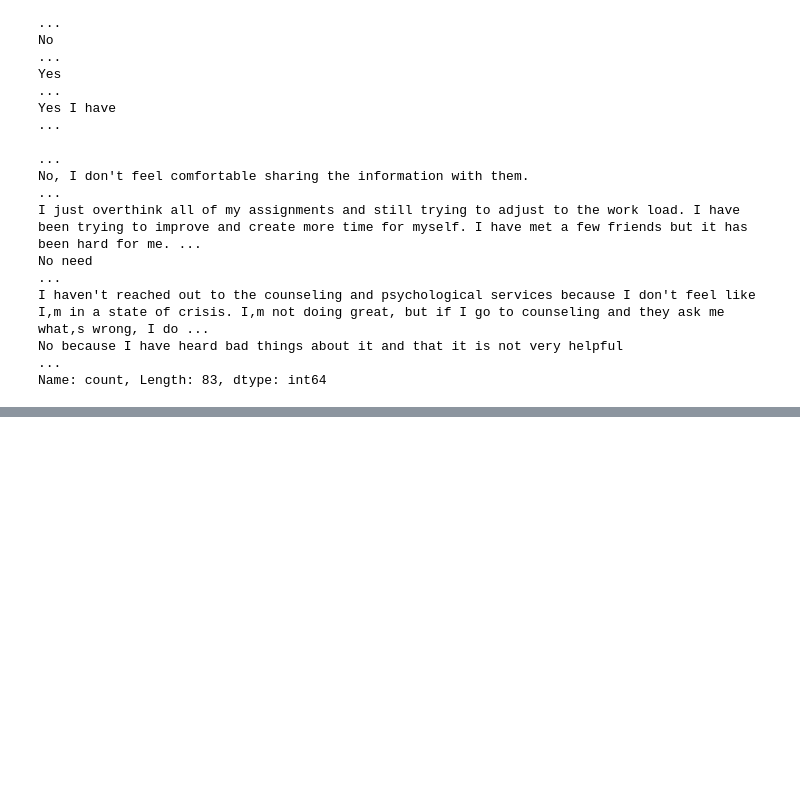
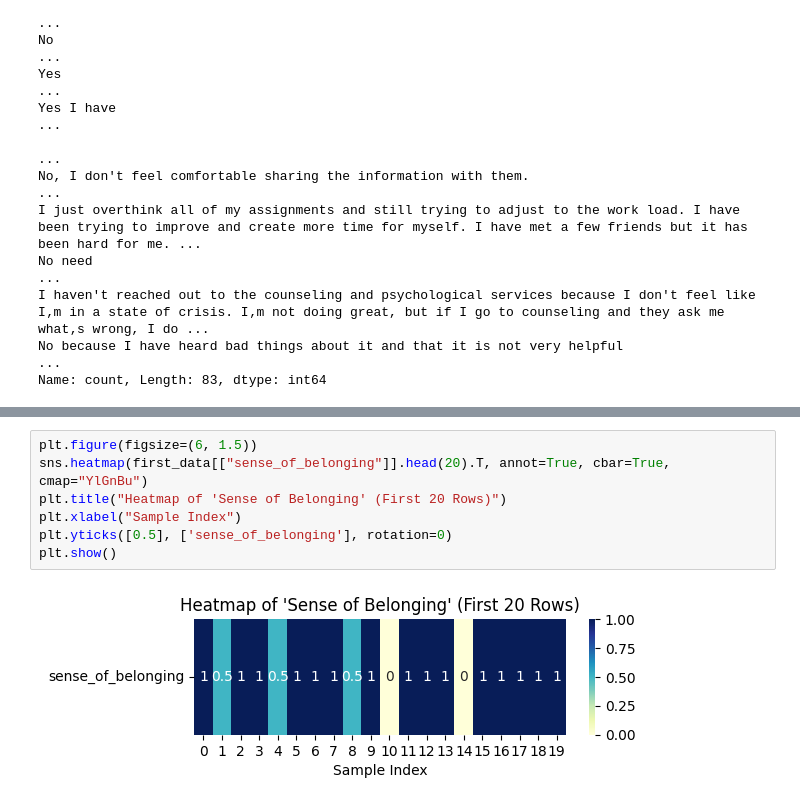
Before and after one commit to bebopkenny/kenny-data-summer-camp, a Jupyter notebook: data.ipynb, the cells around one changed output, grey strips where cells are left out. Cells and saved outputs as stored; diff of their text form; blank space fills up the shorter version.

```diff
--- a/data.ipynb
+++ b/data.ipynb
@@ -146,0 +271,9 @@ Name: count, dtype: int64
+# %%
+plt.figure(figsize=(6, 1.5))
+sns.heatmap(first_data[["sense_of_belonging"]].head(20).T, annot=True, cbar=True, cmap="YlGnBu")
+plt.title("Heatmap of 'Sense of Belonging' (First 20 Rows)")
+plt.xlabel("Sample Index")
+plt.yticks([0.5], ['sense_of_belonging'], rotation=0)
+plt.show()
+# %% [output]
+[figure, added]
```
Also changed, not shown: parts of 23 cells of this notebook.
